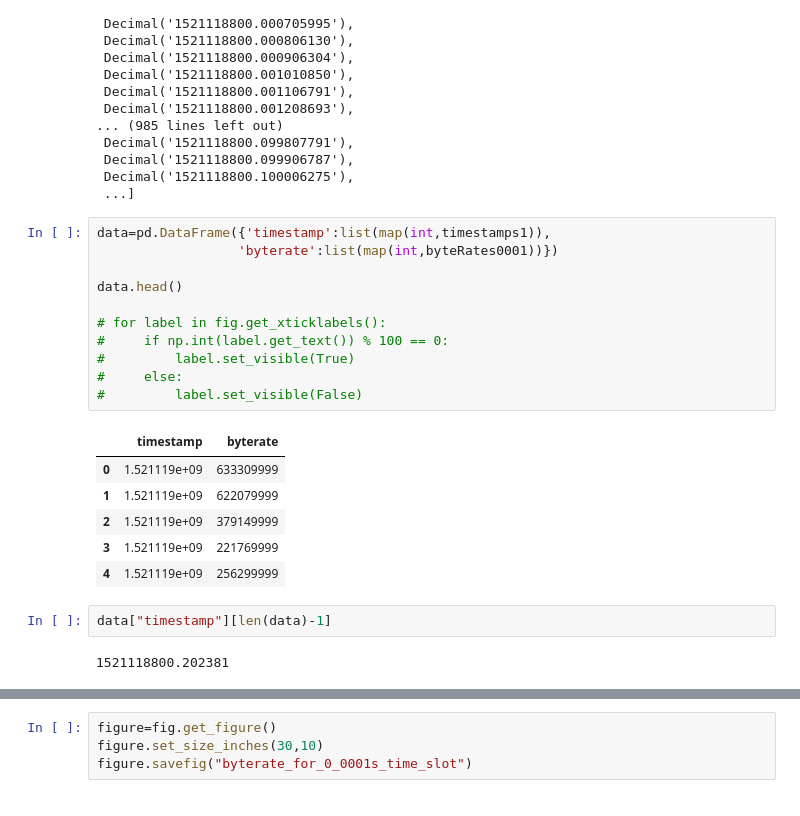
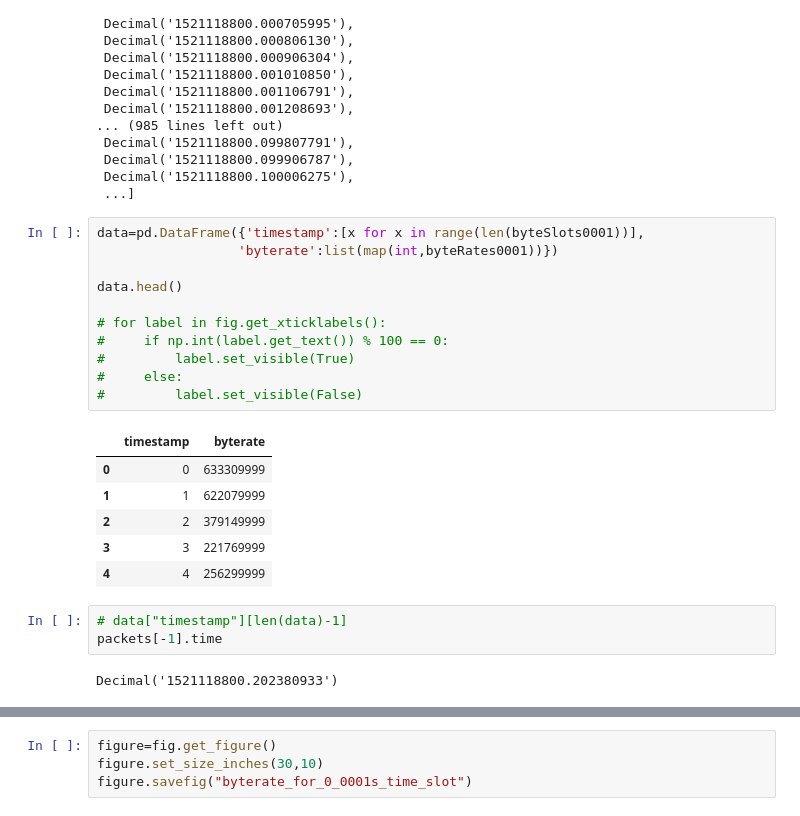
Before and after one commit to zijun726911/Traffic-Simulation, a Jupyter notebook: script/main.ipynb, the cells around one changed output, grey strips where cells are left out. Drawn from its saved outputs; the diff is of its cells as text.

```diff
--- a/script/main.ipynb
+++ b/script/main.ipynb
@@ -38,27 +38,28 @@ timestamps1
  Decimal('1521118800.100006275'),
  ...]
 # %%
-data=pd.DataFrame({'timestamp':list(map(int,timestamps1)),
+data=pd.DataFrame({'timestamp':[x for x in range(len(byteSlots0001))],
                   'byterate':list(map(int,byteRates0001))})
 
 data.head()
 
 # for label in fig.get_xticklabels():
 #     if np.int(label.get_text()) % 100 == 0:
 #         label.set_visible(True)
 #     else:
 #         label.set_visible(False)
 # %% [output]
 |  | timestamp | byterate |
-| 0 | 1.521119e+09 | 633309999 |
-| 1 | 1.521119e+09 | 622079999 |
-| 2 | 1.521119e+09 | 379149999 |
-| 3 | 1.521119e+09 | 221769999 |
-| 4 | 1.521119e+09 | 256299999 |
+| 0 | 0 | 633309999 |
+| 1 | 1 | 622079999 |
+| 2 | 2 | 379149999 |
+| 3 | 3 | 221769999 |
+| 4 | 4 | 256299999 |
 # %%
-data["timestamp"][len(data)-1]
+# data["timestamp"][len(data)-1]
+packets[-1].time
 # %% [output]
-1521118800.202381
+Decimal('1521118800.202380933')
 # %%
 fig=sns.lineplot(x='timestamp',y='byterate',data=data  )
 
```
Also changed, not shown: parts of 2 cells of this notebook, 3 other files.
